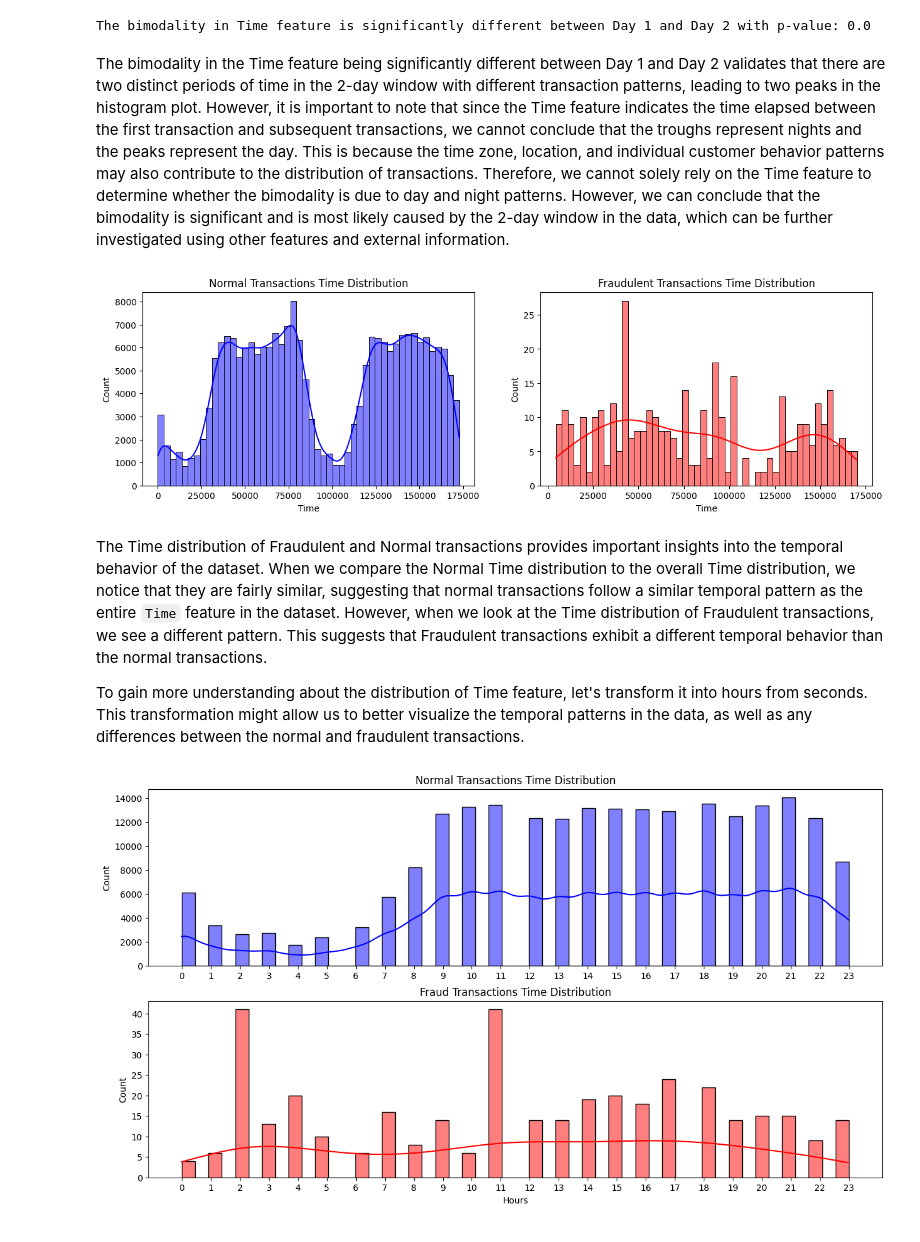
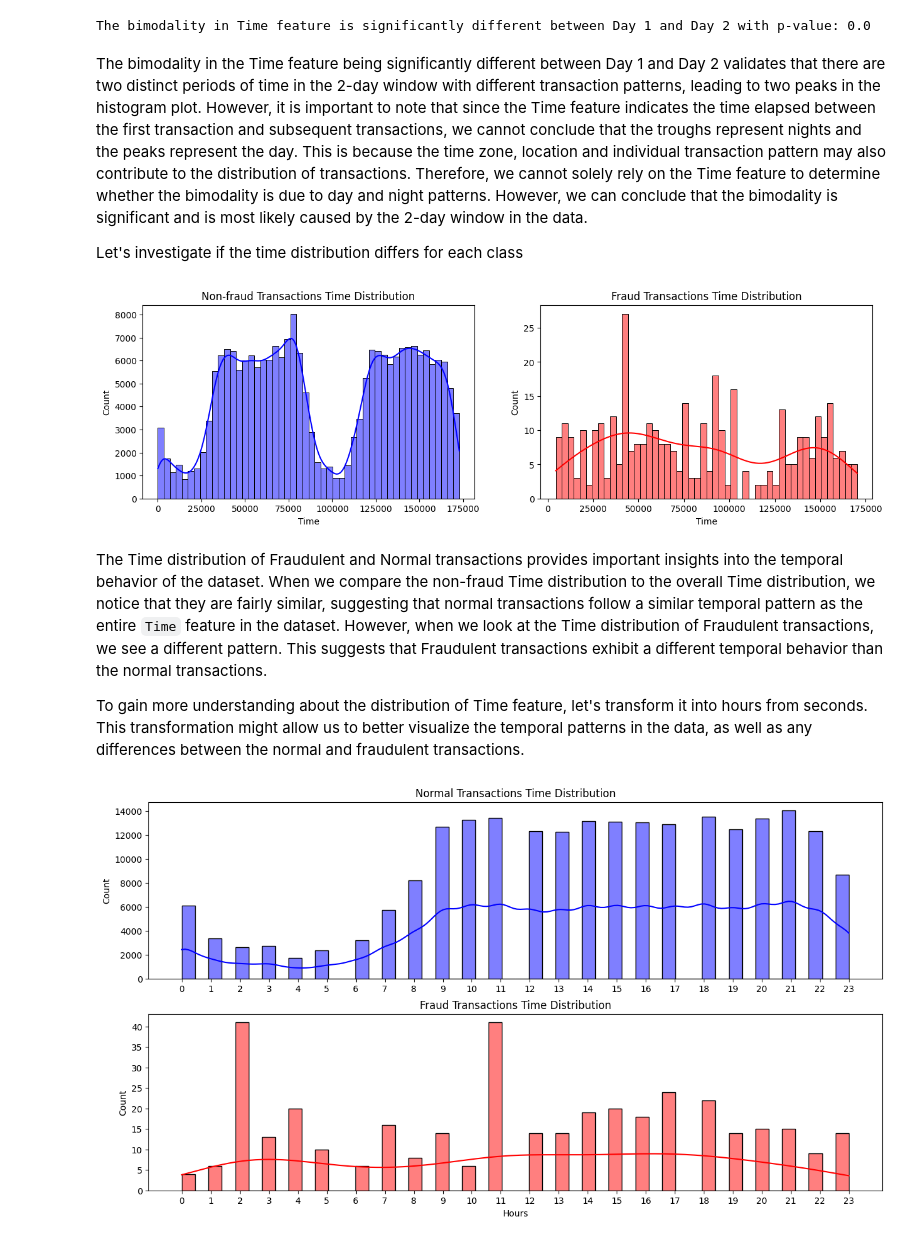
Before and after one commit to KevinChima/Credit-Card-Fraud, a Jupyter notebook: CreditCardFraud.ipynb, the cells around one changed output. Cells and saved outputs as stored; diff of their text form; code cells hidden in the pictures.

```diff
--- a/CreditCardFraud.ipynb
+++ b/CreditCardFraud.ipynb
@@ -330,19 +333,21 @@ else:
 [figure]
 The bimodality in Time feature is significantly different between Day 1 and Day 2 with p-value: 0.0
 # %% [markdown]
-The bimodality in the Time feature being significantly different between Day 1 and Day 2 validates that there are two distinct periods of time in the 2-day window with different transaction patterns, leading to two peaks in the histogram plot. However, it is important to note that since the Time feature indicates the time elapsed between the first transaction and subsequent transactions, we cannot conclude that the troughs represent nights and the peaks represent the day. This is because the time zone, location, and individual customer behavior patterns may also contribute to the distribution of transactions. Therefore, we cannot solely rely on the Time feature to determine whether the bimodality is due to day and night patterns. However, we can conclude that the bimodality is significant and is most likely caused by the 2-day window in the data, which can be further investigated using other features and external information.
+The bimodality in the Time feature being significantly different between Day 1 and Day 2 validates that there are two distinct periods of time in the 2-day window with different transaction patterns, leading to two peaks in the histogram plot. However, it is important to note that since the Time feature indicates the time elapsed between the first transaction and subsequent transactions, we cannot conclude that the troughs represent nights and the peaks represent the day. This is because the time zone, location and individual transaction pattern may also contribute to the distribution of transactions. Therefore, we cannot solely rely on the Time feature to determine whether the bimodality is due to day and night patterns. However, we can conclude that the bimodality is significant and is most likely caused by the 2-day window in the data.
+
+Let's investigate if the time distribution differs for each class
 # %%
 fig, axs = plt.subplots(1, 2, figsize=(15, 4))
 sns.histplot(data=df_explore[df_explore.Class == 0], x='Time', bins=50, kde=True, color='blue', ax=axs[0])
-axs[0].set_title('Normal Transactions Time Distribution')
+axs[0].set_title('Non-fraud Transactions Time Distribution')
 sns.histplot(data=df_explore[df_explore.Class == 1], x='Time', bins=50, kde=True, color='red', ax=axs[1])
-axs[1].set_title('Fraudulent Transactions Time Distribution')
+axs[1].set_title('Fraud Transactions Time Distribution')
 
 plt.show()
 # %% [output]
-[figure, old version]
+[figure, new version]
 # %% [markdown]
-The Time distribution of Fraudulent and Normal transactions provides important insights into the temporal behavior of the dataset. When we compare the Normal Time distribution to the overall Time distribution, we notice that they are fairly similar, suggesting that normal transactions follow a similar temporal pattern as the entire `Time` feature in the dataset. However, when we look at the Time distribution of Fraudulent transactions, we see a different pattern. This suggests that Fraudulent transactions exhibit a different temporal behavior than the normal transactions.
+The Time distribution of Fraudulent and Normal transactions provides important insights into the temporal behavior of the dataset. When we compare the non-fraud Time distribution to the overall Time distribution, we notice that they are fairly similar, suggesting that normal transactions follow a similar temporal pattern as the entire `Time` feature in the dataset. However, when we look at the Time distribution of Fraudulent transactions, we see a different pattern. This suggests that Fraudulent transactions exhibit a different temporal behavior than the normal transactions.
 
 To gain more understanding about the distribution of Time feature, let's transform it into hours from seconds. This transformation might allow us to better visualize the temporal patterns in the data, as well as any differences between the normal and fraudulent transactions.
 # %%
```
Also changed, not shown: parts of 37 cells of this notebook.
